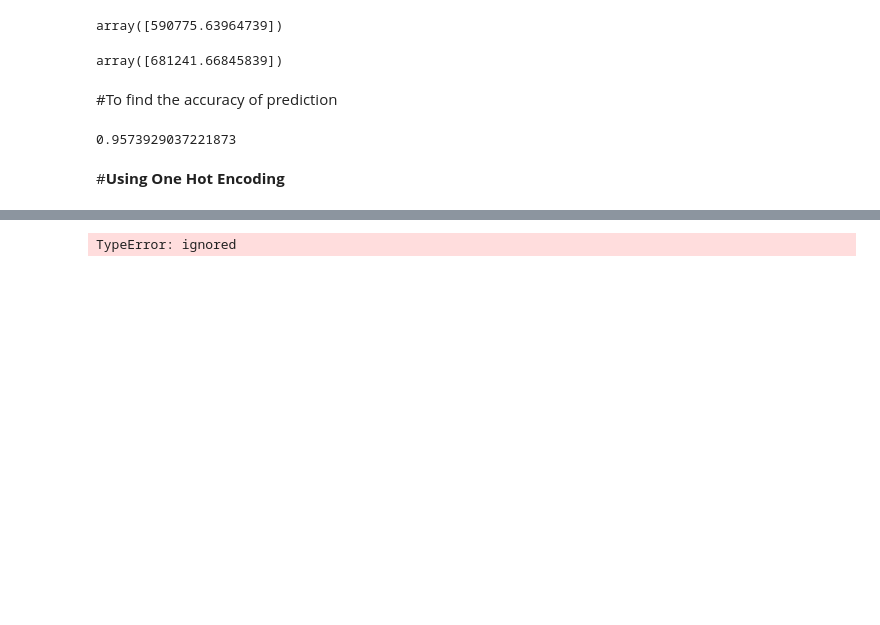
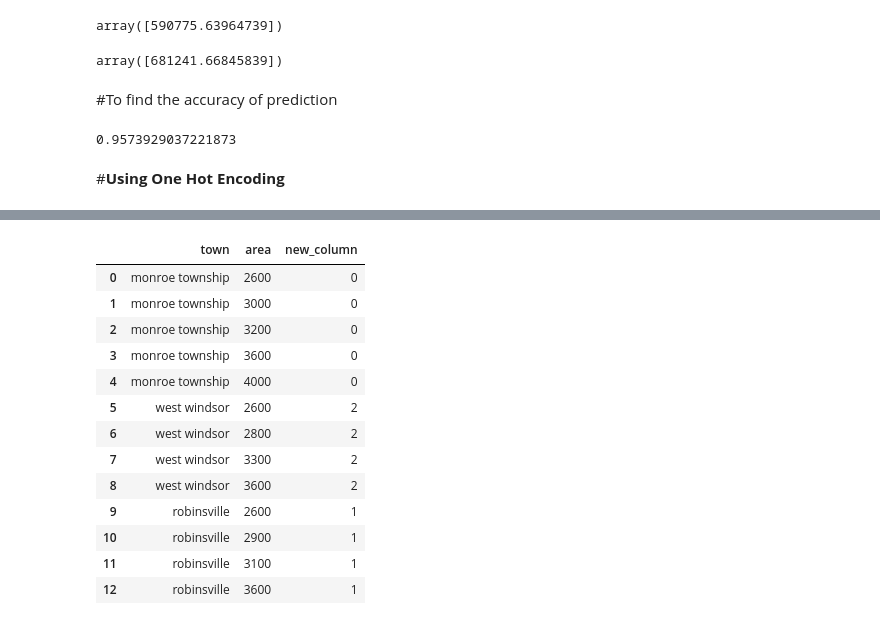
Before and after one commit to ninjaa1234/Learnin_New, a Jupyter notebook: Machine_Learning/Dummy_Variables_and_One_Hot_Encoding.ipynb, the cells around one changed output, grey strips where cells are left out. Drawn from its saved outputs; the diff is of its cells as text; code cells hidden in the pictures; blank space fills up the shorter version.

```diff
--- a/Machine_Learning/Dummy_Variables_and_One_Hot_Encoding.ipynb
+++ b/Machine_Learning/Dummy_Variables_and_One_Hot_Encoding.ipynb
@@ -183,2 +183,2 @@ from sklearn import preprocessing
 # %%
-le=preprocessing.LabelEncoder
+le=LabelEncoder()
@@ -184,0 +194,5 @@ le=preprocessing.LabelEncoder
+# %%
+#dependent variables
+Y1=df.price
+#independent variables
+X1=df.drop("price",axis="columns")
@@ -185,5 +216,18 @@ le=preprocessing.LabelEncoder
 # %%
-dfle = df
-le.fit_transform(dfle.town)
+X1['new_column']=le.fit_transform(df['town'])
+X1
 # %% [output]
-TypeError: ignored
+|  | town | area | new_column |
+| 0 | monroe township | 2600 | 0 |
+| 1 | monroe township | 3000 | 0 |
+| 2 | monroe township | 3200 | 0 |
+| 3 | monroe township | 3600 | 0 |
+| 4 | monroe township | 4000 | 0 |
+| 5 | west windsor | 2600 | 2 |
+| 6 | west windsor | 2800 | 2 |
+| 7 | west windsor | 3300 | 2 |
+| 8 | west windsor | 3600 | 2 |
+| 9 | robinsville | 2600 | 1 |
+| 10 | robinsville | 2900 | 1 |
+| 11 | robinsville | 3100 | 1 |
+| 12 | robinsville | 3600 | 1 |
```
Also changed, not shown: parts of 11 cells of this notebook.
